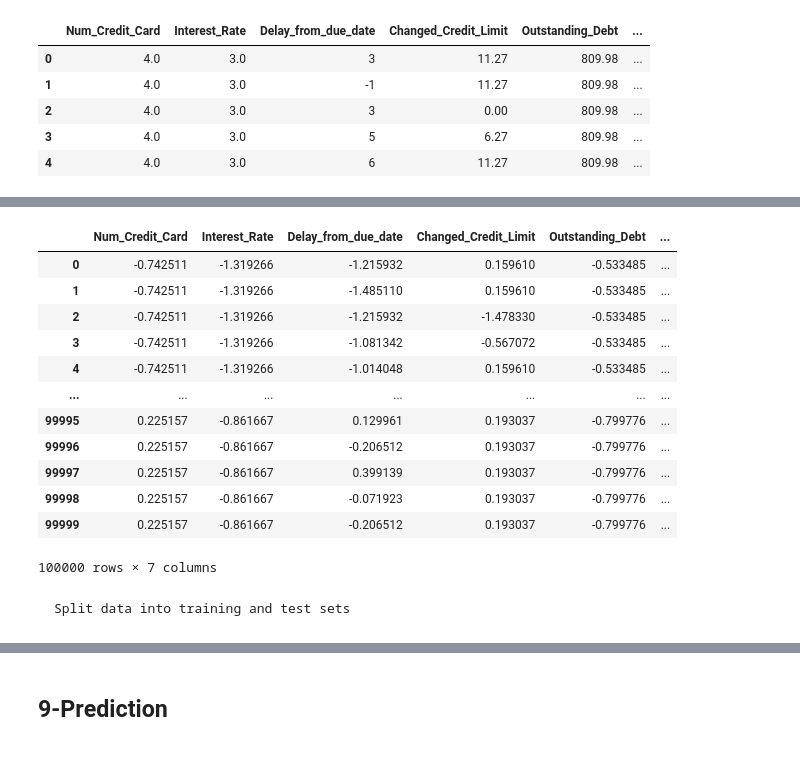
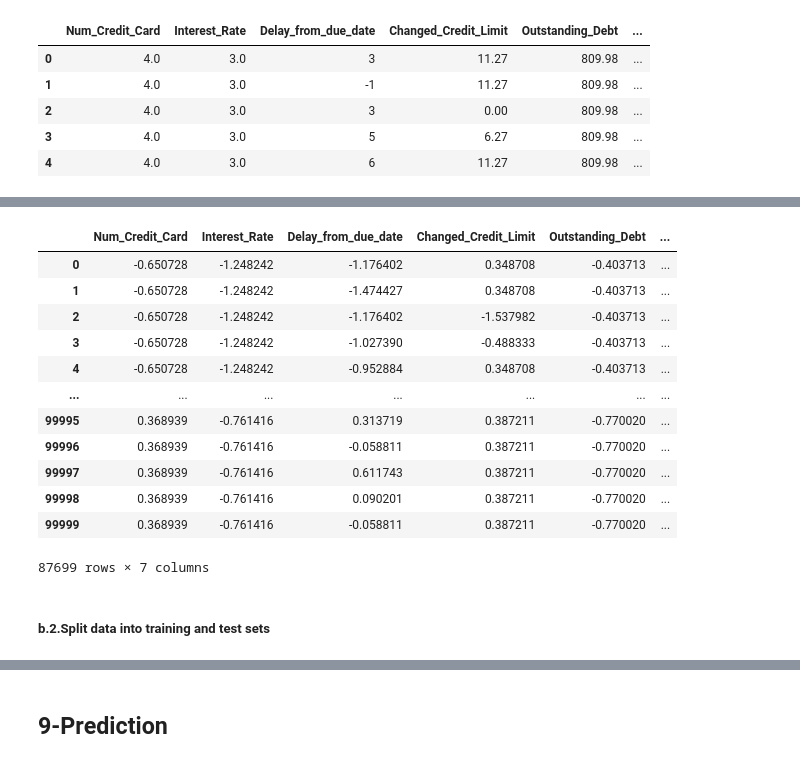
Before and after one commit to MichAdeola/Credit_Score_Classification, a Jupyter notebook: CreditScoring.ipynb, the cells around one changed output, grey strips where cells are left out. Drawn from its saved outputs; the diff is of its cells as text; code cells hidden in the pictures.

```diff
--- a/CreditScoring.ipynb
+++ b/CreditScoring.ipynb
@@ -1101,0 +1483,4 @@ df.columns.tolist()
+# %%
+payment = LabelEncoder()
+dfv_filt4['Payment_encoded'] = payment.fit_transform(dfv_filt4["Payment_of_Min_Amount"])
+dfv_filt4['Payment_encoded'].value_counts().sort_values()
@@ -1101,0 +1507,4 @@ df.columns.tolist()
+# %%
+scoring = {'Poor': 0, 'Standard': 1, 'Good': 2}
+dfv_filt4["Scoring_encoded"] = dfv_filt4["Credit_Score"].map(scoring)
+dfv_filt4["Scoring_encoded"] .value_counts().sort_values()
@@ -1104,5 +1524,5 @@ df.columns.tolist()
 # %%
-df3 = df1[[
+df3 = dfv_filt4[[
  'Num_Credit_Card',
  'Interest_Rate',
  'Delay_from_due_date',
@@ -1166 +1584,4 @@ categorial_columns = ['CredMix_encoded', 'Payment_encoded']
+# %%
+# Categorical features, already encoded
+categorical_columns = ['CredMix_encoded', 'Payment_encoded']
 # %%
@@ -1201,22 +1623,23 @@ X[numeric_columns]
 # %%
-X_final = pd.concat([X[numeric_columns], X[categorial_columns]], axis=1)
+# Concateination of all columns
+X_final = pd.concat([X[numeric_columns], X[categorical_columns]], axis=1)
 X_final
 # %% [output]
 |  | Num_Credit_Card | Interest_Rate | Delay_from_due_date | Changed_Credit_Limit | Outstanding_Debt | ... |
-| 0 | -0.742511 | -1.319266 | -1.215932 | 0.159610 | -0.533485 | ... |
-| 1 | -0.742511 | -1.319266 | -1.485110 | 0.159610 | -0.533485 | ... |
-| 2 | -0.742511 | -1.319266 | -1.215932 | -1.478330 | -0.533485 | ... |
-| 3 | -0.742511 | -1.319266 | -1.081342 | -0.567072 | -0.533485 | ... |
-| 4 | -0.742511 | -1.319266 | -1.014048 | 0.159610 | -0.533485 | ... |
+| 0 | -0.650728 | -1.248242 | -1.176402 | 0.348708 | -0.403713 | ... |
+| 1 | -0.650728 | -1.248242 | -1.474427 | 0.348708 | -0.403713 | ... |
+| 2 | -0.650728 | -1.248242 | -1.176402 | -1.537982 | -0.403713 | ... |
+| 3 | -0.650728 | -1.248242 | -1.027390 | -0.488333 | -0.403713 | ... |
+| 4 | -0.650728 | -1.248242 | -0.952884 | 0.348708 | -0.403713 | ... |
 | ... | ... | ... | ... | ... | ... | ... |
-| 99995 | 0.225157 | -0.861667 | 0.129961 | 0.193037 | -0.799776 | ... |
-| 99996 | 0.225157 | -0.861667 | -0.206512 | 0.193037 | -0.799776 | ... |
-| 99997 | 0.225157 | -0.861667 | 0.399139 | 0.193037 | -0.799776 | ... |
-| 99998 | 0.225157 | -0.861667 | -0.071923 | 0.193037 | -0.799776 | ... |
-| 99999 | 0.225157 | -0.861667 | -0.206512 | 0.193037 | -0.799776 | ... |
+| 99995 | 0.368939 | -0.761416 | 0.313719 | 0.387211 | -0.770020 | ... |
+| 99996 | 0.368939 | -0.761416 | -0.058811 | 0.387211 | -0.770020 | ... |
+| 99997 | 0.368939 | -0.761416 | 0.611743 | 0.387211 | -0.770020 | ... |
+| 99998 | 0.368939 | -0.761416 | 0.090201 | 0.387211 | -0.770020 | ... |
+| 99999 | 0.368939 | -0.761416 | -0.058811 | 0.387211 | -0.770020 | ... |
-100000 rows × 7 columns
+87699 rows × 7 columns
 # %% [markdown]
-    Split data into training and test sets
+##### b.2.Split data into training and test sets
 # %%
 X_train, X_test, y_train, y_test = train_test_split(X_final, y, test_size=0.2, random_state=42)
 # %%
```
Also changed, not shown: parts of 174 cells of this notebook.
